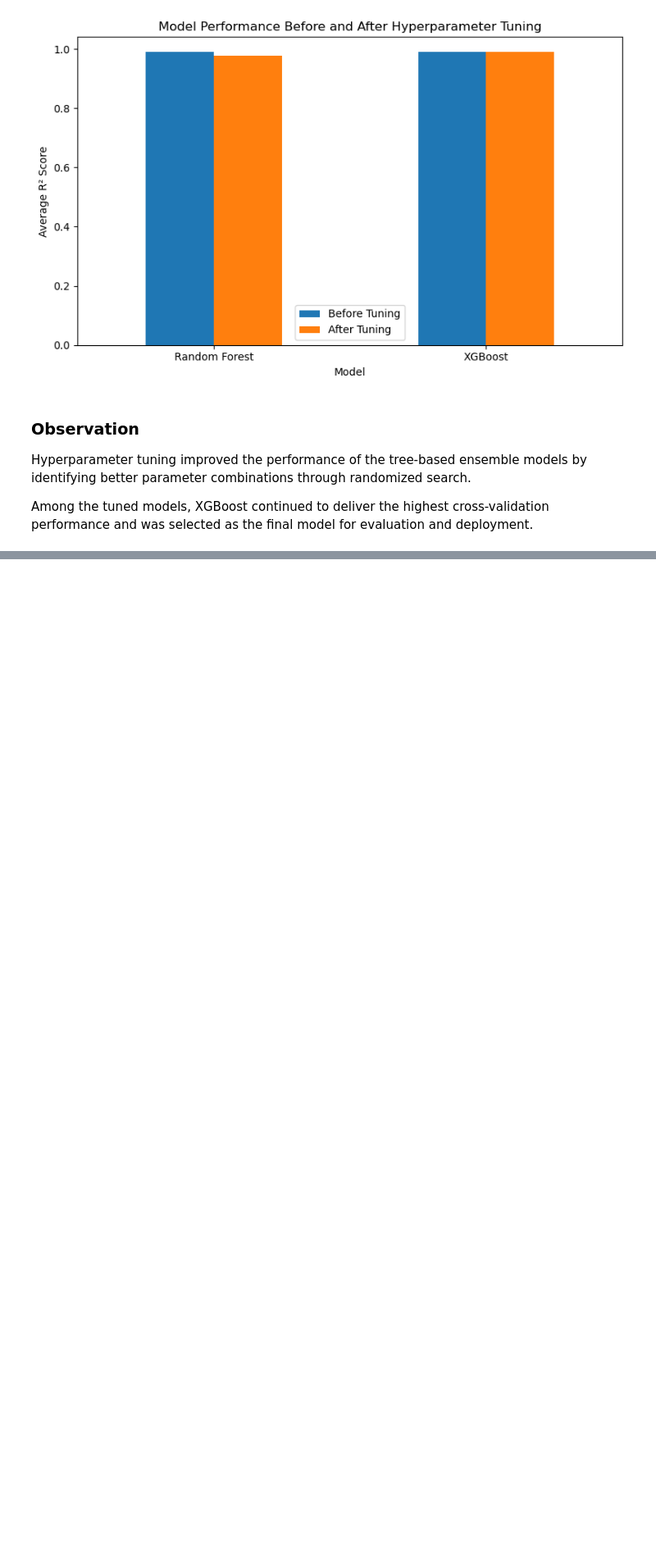
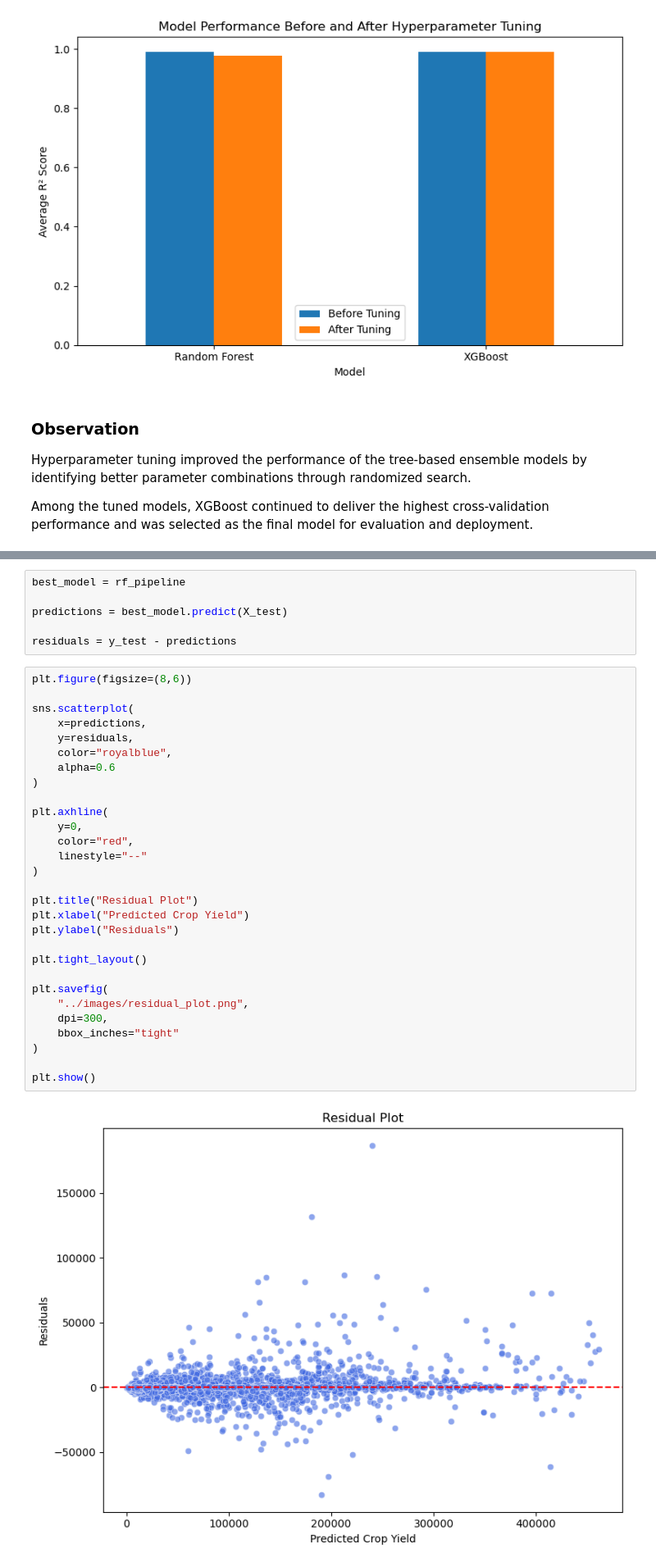
Before and after one commit to nidhi-yadav20799/CropYield-Predictor-Agricultural-Intelligence, a Jupyter notebook: notebooks/CropYield_Predictor_End_to_End.ipynb, the cells around one changed output, grey strips where cells are left out. Shown at 82% size. Cells and saved outputs as stored; diff of their text form; blank space fills up the shorter version.

```diff
--- a/notebooks/01_Data_Preprocessing_EDA.ipynb
+++ b/notebooks/CropYield_Predictor_End_to_End.ipynb
@@ -1701,0 +1900,37 @@ Among the tuned models, XGBoost continued to deliver the highest cross-validatio
+# %%
+best_model = rf_pipeline
+
+predictions = best_model.predict(X_test)
+
+residuals = y_test - predictions
+# %%
+plt.figure(figsize=(8,6))
+
+sns.scatterplot(
+    x=predictions,
+    y=residuals,
+    color="royalblue",
+    alpha=0.6
+)
+
+plt.axhline(
+    y=0,
+    color="red",
+    linestyle="--"
+)
+
+plt.title("Residual Plot")
+plt.xlabel("Predicted Crop Yield")
+plt.ylabel("Residuals")
+
+plt.tight_layout()
+
+plt.savefig(
+    "../images/residual_plot.png",
+    dpi=300,
+    bbox_inches="tight"
+)
+
+plt.show()
+# %% [output]
+[figure, added]
```
Also changed, not shown: parts of 20 cells of this notebook, 4 other files.
